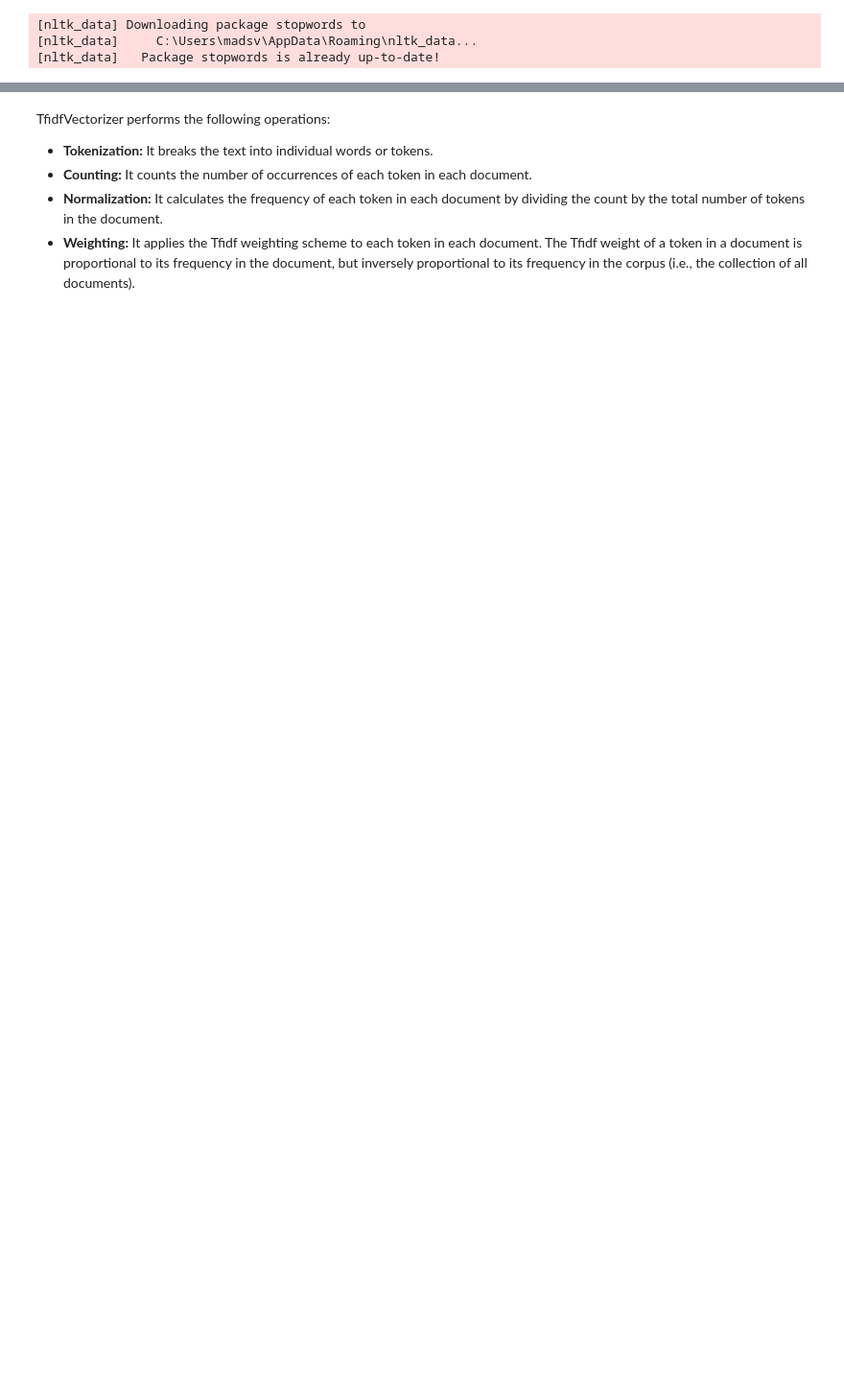
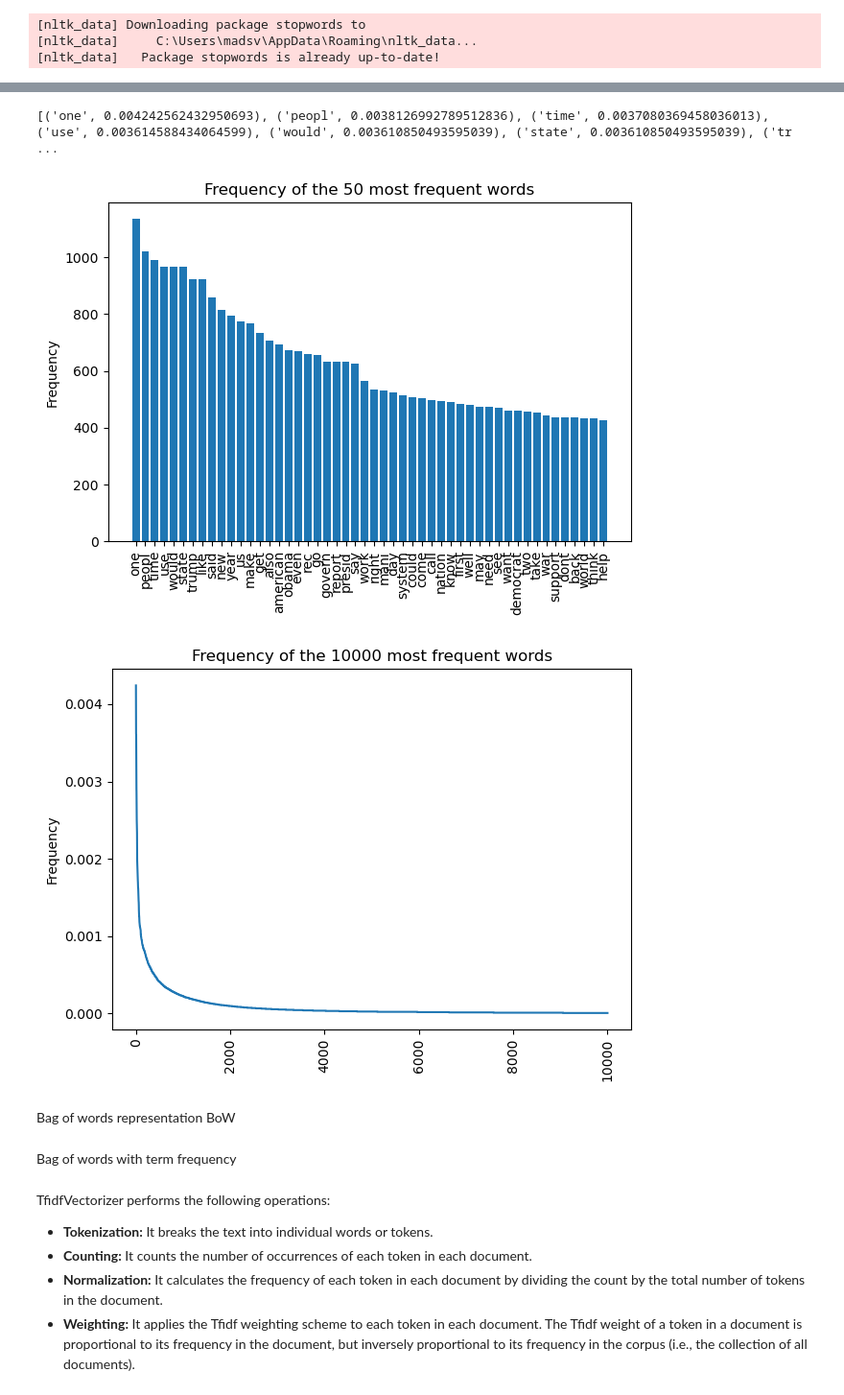
Before and after one commit to henrikdchristensen/DIKU-DS-Exam-FakeNewsDetection, a Jupyter notebook: src/book.ipynb, the cells around one changed output, grey strips where cells are left out. Shown at 96% size. Cells and saved outputs as stored; diff of their text form; code cells hidden in the pictures; blank space fills up the shorter version.

```diff
--- a/src/book.ipynb
+++ b/src/book.ipynb
@@ -35,19 +59,17 @@ BATCH_SIZE = 1000000
 # %%
 importlib.reload(pp)
 
-def Clean_data(file):
+def Clean_data(data):
     stopwords_lst = stopwords.words('english') + ["<NUM>","<DATE>","<URL>","<EMAIL>"]
-    cleaned_data = pp.apply_pipeline(file, [
+    cleaned_data = pp.apply_pipeline_pd_tqdm(data, [
             (pp.binary_labels(), 'type'),
             (pp.Clean_data(), 'content'),
             (pp.Tokenizer(), "content"),
             (pp.Remove_stopwords(stopwords_lst), "content"),
             (pp.Stem(), "content"),
-        ],
-        get_batch=True,
-        batch_size=BATCH_SIZE)
+        ])
 
     return cleaned_data
 
 
-cleaned_data = Clean_data("../datasets/sample/dataset.csv")
+cleaned_data = Clean_data(data)
@@ -97,3 +89,14 @@ source URL
+# %%
+print(unique_words.get_freqs())
+print(unique_words.get_most_frequent(1000))
+unique_words.plot_most_frequent(50)
+unique_words.plot_frequency_line(10000)
+# %% [output]
+[('one', 0.004242562432950693), ('peopl', 0.0038126992789512836), ('time', 0.0037080369458036013), ('use', 0.003614588434064599), ('would', 0.003610850493595039), ('state', 0.003610850493595039), ('tr ...
+[figure, added]
+[figure, added]
+# %% [markdown]
+Bag of words representation BoW
 # %%
 importlib.reload(pp)
 
@@ -107,0 +116,2 @@ print(vectors["content"])
+# %% [markdown]
+Bag of words with term frequency
```
Also changed, not shown: parts of 32 cells of this notebook, 1 other file.
